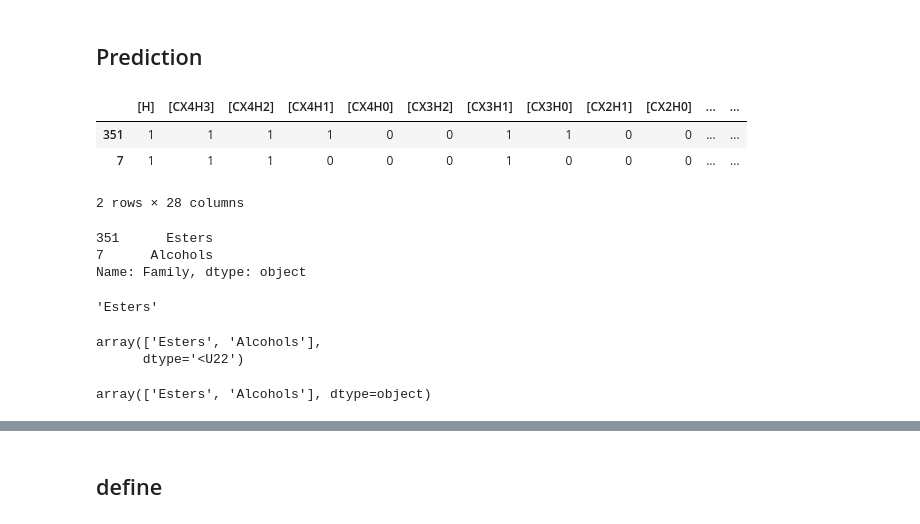
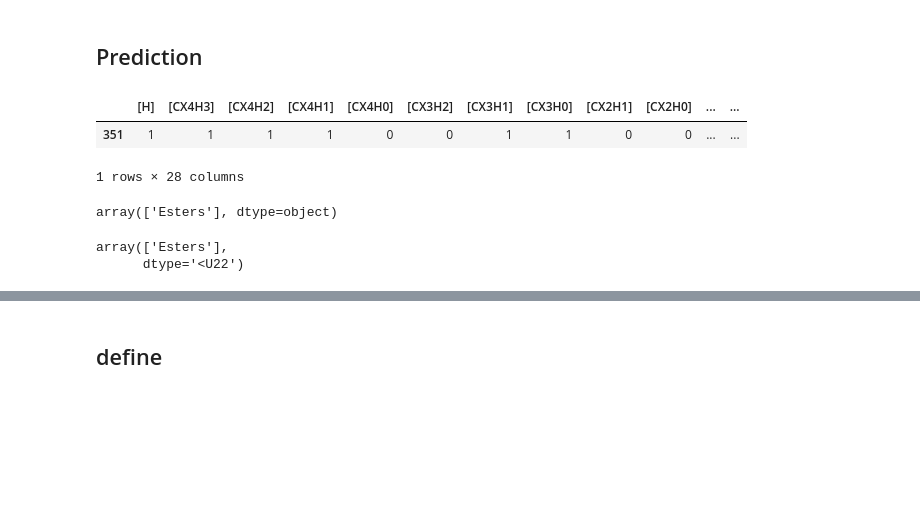
Before and after one commit to Zhangjt9317/Biofuel-Group-Project, a Jupyter notebook: MyProject/Classification_test_fuctions.ipynb, the cells around one changed output, grey strips where cells are left out. Drawn from its saved outputs; the diff is of its cells as text; code cells hidden in the pictures; blank space fills up the shorter version.

```diff
--- a/MyProject/Classification_test_fuctions.ipynb
+++ b/MyProject/Classification_test_fuctions.ipynb
@@ -42,16 +42,9 @@ Accuracy =  0.974137931034
 # %%
 from clfdata import data_clean
 X_train, y_train, X_test, y_test = data_clean()
-X=X_train.iloc[0:2,:]
+X=X_train.iloc[0:1,:]
 X
 # %% [output]
 |  | [H] | [CX4H3] | [CX4H2] | [CX4H1] | [CX4H0] | [CX3H2] | [CX3H1] | [CX3H0] | [CX2H1] | [CX2H0] | ... | ... |
 | 351 | 1 | 1 | 1 | 1 | 0 | 0 | 1 | 1 | 0 | 0 | ... | ... |
-| 7 | 1 | 1 | 1 | 0 | 0 | 0 | 1 | 0 | 0 | 0 | ... | ... |
-2 rows × 28 columns
+1 rows × 28 columns
-# %%
-y_train[0:2]
-# %% [output]
-351      Esters
-7      Alcohols
-Name: Family, dtype: object
@@ -60,13 +51,9 @@ pred = predict_family_knn(X)
-# %%
-pred[0]
-# %% [output]
-'Esters'
+# %%
+predict_family_knn(X)
+# %% [output]
+array(['Esters'], dtype=object)
 # %%
 predict_family_lda(X)
 # %% [output]
-array(['Esters', 'Alcohols'],
+array(['Esters'],
       dtype='<U22')
-# %%
-predict_family_svm(X)
-# %% [output]
-array(['Esters', 'Alcohols'], dtype=object)
```
Also changed, not shown: parts of 10 cells of this notebook, 1 other file.
